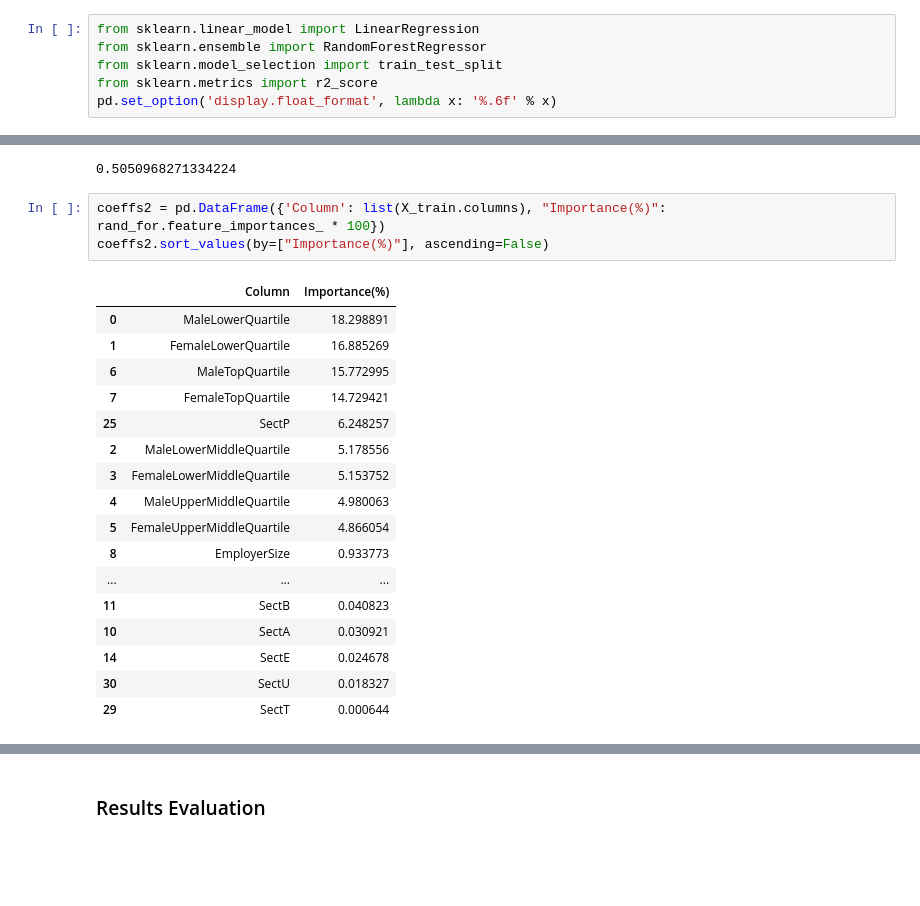
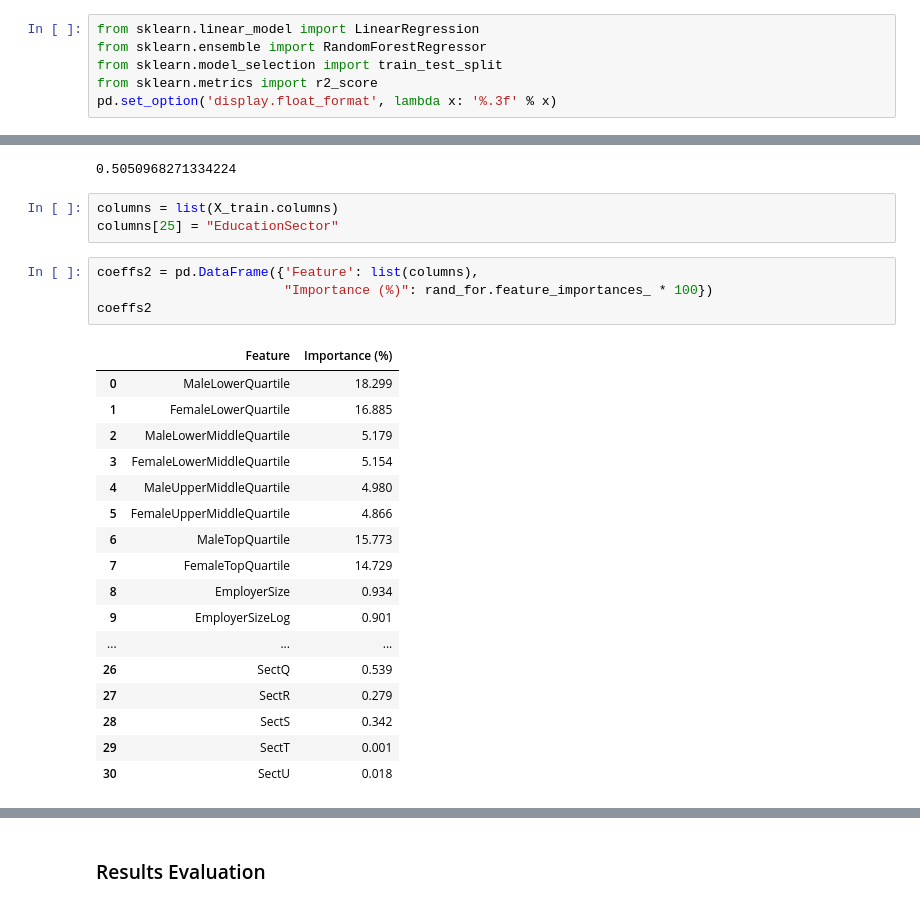
Before and after one commit to leanguardia/gender-pay-gap-uk, a Jupyter notebook: UK-Gender-Pay-Gap.ipynb, the cells around one changed output, grey strips where cells are left out. Saved outputs shown, nothing was run; the diff lists cells and outputs as text; blank space fills up the shorter version.

```diff
--- a/UK-Gender-Pay-Gap.ipynb
+++ b/UK-Gender-Pay-Gap.ipynb
@@ -415,7 +424,7 @@ from sklearn.linear_model import LinearRegression
 from sklearn.ensemble import RandomForestRegressor
 from sklearn.model_selection import train_test_split
 from sklearn.metrics import r2_score
-pd.set_option('display.float_format', lambda x: '%.6f' % x)
+pd.set_option('display.float_format', lambda x: '%.3f' % x)
 # %%
 features = ['MaleLowerQuartile', 'FemaleLowerQuartile',
 #             'DiffMeanBonusPercent', 'DiffMedianBonusPercent',
@@ -476,24 +487,28 @@ score = r2_score(y_test, y_preds)
 score
 # %% [output]
 0.5050968271334224
+# %%
+columns = list(X_train.columns)
+columns[25] = "EducationSector"
 # %%
-coeffs2 = pd.DataFrame({'Column': list(X_train.columns), "Importance(%)": rand_for.feature_importances_ * 100})
-coeffs2.sort_values(by=["Importance(%)"], ascending=False)
+coeffs2 = pd.DataFrame({'Feature': list(columns),
+                        "Importance (%)": rand_for.feature_importances_ * 100})
+coeffs2
 # %% [output]
-|  | Column | Importance(%) |
-| 0 | MaleLowerQuartile | 18.298891 |
-| 1 | FemaleLowerQuartile | 16.885269 |
-| 6 | MaleTopQuartile | 15.772995 |
-| 7 | FemaleTopQuartile | 14.729421 |
-| 25 | SectP | 6.248257 |
-| 2 | MaleLowerMiddleQuartile | 5.178556 |
-| 3 | FemaleLowerMiddleQuartile | 5.153752 |
-| 4 | MaleUpperMiddleQuartile | 4.980063 |
-| 5 | FemaleUpperMiddleQuartile | 4.866054 |
-| 8 | EmployerSize | 0.933773 |
+|  | Feature | Importance (%) |
+| 0 | MaleLowerQuartile | 18.299 |
+| 1 | FemaleLowerQuartile | 16.885 |
+| 2 | MaleLowerMiddleQuartile | 5.179 |
+| 3 | FemaleLowerMiddleQuartile | 5.154 |
+| 4 | MaleUpperMiddleQuartile | 4.980 |
+| 5 | FemaleUpperMiddleQuartile | 4.866 |
+| 6 | MaleTopQuartile | 15.773 |
+| 7 | FemaleTopQuartile | 14.729 |
+| 8 | EmployerSize | 0.934 |
+| 9 | EmployerSizeLog | 0.901 |
 | ... | ... | ... |
-| 11 | SectB | 0.040823 |
-| 10 | SectA | 0.030921 |
-| 14 | SectE | 0.024678 |
-| 30 | SectU | 0.018327 |
-| 29 | SectT | 0.000644 |
+| 26 | SectQ | 0.539 |
+| 27 | SectR | 0.279 |
+| 28 | SectS | 0.342 |
+| 29 | SectT | 0.001 |
+| 30 | SectU | 0.018 |
```
Also changed, not shown: parts of 34 cells of this notebook, 1 other file.
